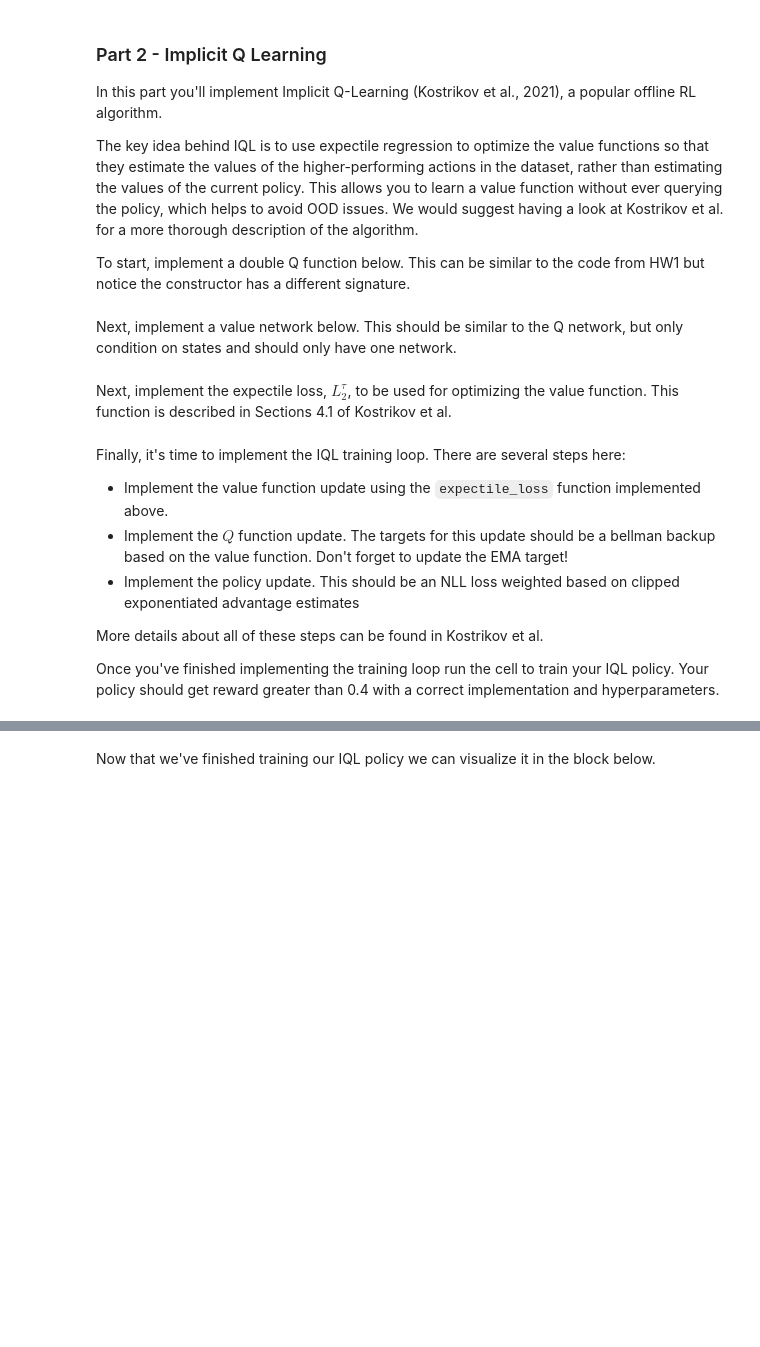
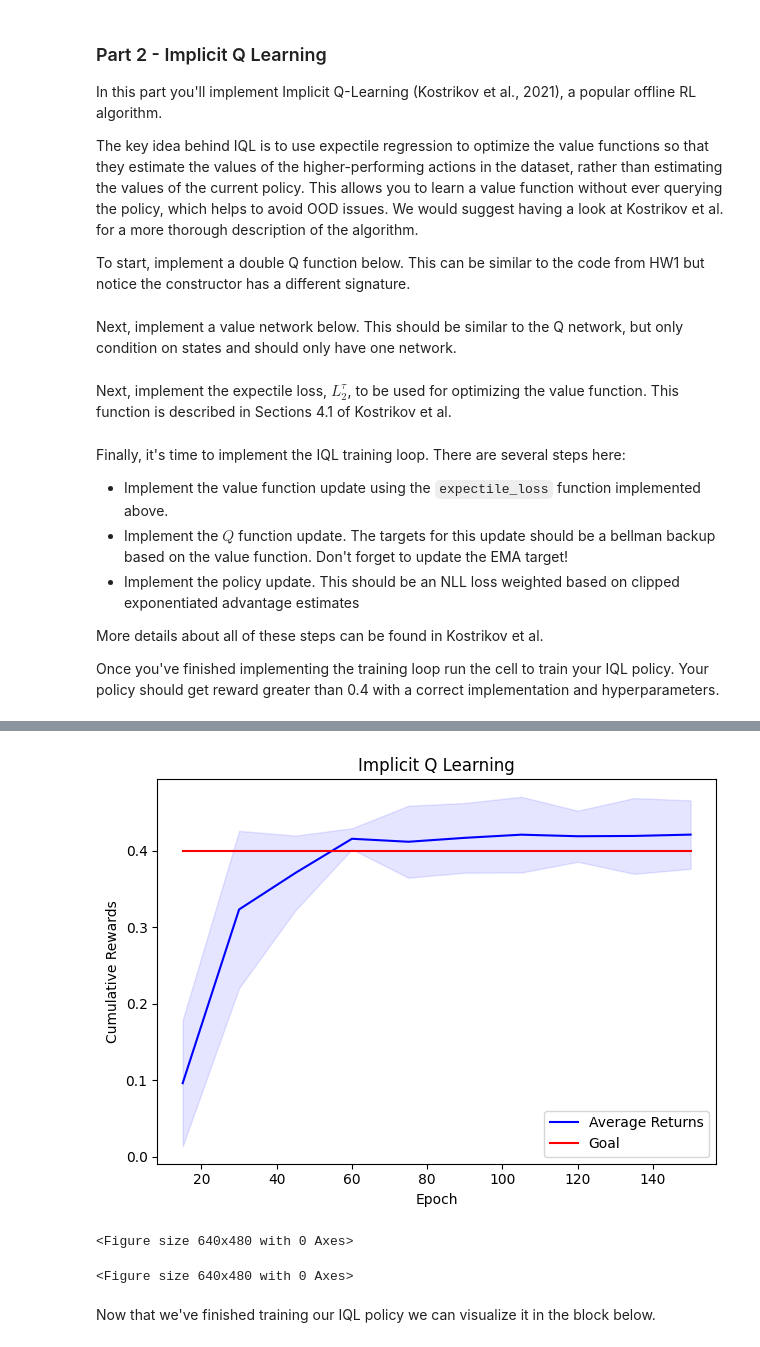
Before and after one commit to atharvamete/cs8803drl-fall24, a Jupyter notebook: hw2/hw2_offline.ipynb, the cells around one changed output, grey strips where cells are left out. Saved outputs shown, nothing was run; the diff lists cells and outputs as text; code cells hidden in the pictures; blank space fills up the shorter version.

```diff
--- a/hw2/hw2_offline.ipynb
+++ b/hw2/hw2_offline.ipynb
@@ -190,18 +238,18 @@ class VNetwork(nn.Module):
     def __init__(self, state_dimension, hidden_dim, n_hidden):
         super(VNetwork, self).__init__()
 
-        # TODO: your code here
+        self.v = network(state_dimension, 1, hidden_dim, n_hidden)
 
     def forward(self, state):
-
-        # TODO: your code here
+        v = self.v(state)
         return v
 # %% [markdown]
 Next, implement the expectile loss, $L^{\tau}_2$, to be used for optimizing the value function. This function is described in Sections 4.1 of Kostrikov et al.
-# %%
-def expectile_loss(diff, expectile=0.8):
-    # TODO: fill in this function
-    return None
+# %%
+def expectile_loss(diff, expectile=0.8):
+    # Compute the expectile loss
+    loss = torch.where(diff > 0, expectile * (diff ** 2), (1 - expectile) * (diff ** 2))
+    return loss.mean()
 # %% [markdown]
 Finally, it's time to implement the IQL training loop. There are several steps here:
  * Implement the value function update using the `expectile_loss` function implemented above.
@@ -225,8 +273,8 @@ alpha = 0.005
 exp_advantage_max = 100
 
 # TODO: you'll need to choose your own value for the following parameters
-tau = ???
-beta = ???
+tau = 0.7  # paper uses 0.7 for mujoco
+beta = 3.0 # paper uses 3.0
 
 min_rew, max_rew = return_range(dataset, 1000)
 
@@ -277,13 +325,49 @@ for epoch in range(start_epoch, EPOCHS):
         not_done = einops.rearrange(batch['not_done'], 'b -> b 1').to(DEVICE)
 
         # TODO: update the state value function (V)
-        v_loss = torch.tensor(0)
+        with torch.no_grad():
+            q1, q2 = q_critic_target(state, action)
+            q = torch.minimum(q1, q2)
+
+        v_pred = v_critic(state)
+        v_loss = expectile_loss(q - v_pred, tau)
+
+        v_optimizer.zero_grad()
+        v_loss.backward()
+        v_optimizer.step()
 
         # TODO: update the state-action value function (Q) and the target
-        q_loss = torch.tensor(0)
+        with torch.no_grad():
+            next_v = v_critic(next_state)
+            q_target = reward + discount * not_done * next_v
+
+        q1_pred, q2_pred = q_critic(state, action)
+        q_loss = F.mse_loss(q1_pred, q_target) + F.mse_loss(q2_pred, q_target)
+
+        q_optimizer.zero_grad()
+        q_loss.backward()
+        q_optimizer.step()
+
+        # Update target network with EMA
+        for param, target_param in zip(q_critic.parameters(), q_critic_target.parameters()):
+            target_param.data.copy_(alpha * param.data + (1 - alpha) * target_param.data)
 
         # TODO: update the policy
-        policy_loss = torch.tensor(0)
+        with torch.no_grad():
+            v_pred = v_critic(state)
+            q1, q2 = q_critic(state, action)
+            q = torch.minimum(q1, q2)
+            advantage = q - v_pred
+            # Paper uses beta=3.0 for temperature parameter
+            exp_advantage = torch.exp(beta*advantage).clamp(0, exp_advantage_max)
+
+        dist = iql_policy.pi(state)
+        policy_loss = -dist.log_prob(action) * exp_advantage
+        policy_loss = policy_loss.mean()
+
+        policy_optimizer.zero_grad()
+        policy_loss.backward()
+        policy_optimizer.step()
 
         policy_lr_schedule.step()
         total_v_loss += v_loss.item()
@@ -314,3 +398,4 @@ for epoch in range(start_epoch, EPOCHS):
 
 epochs = np.arange(EVAL_FREQ, EPOCHS + EVAL_FREQ, step=EVAL_FREQ)
 plot_returns(means, stds, 'Implicit Q Learning', goal=0.4, epochs=epochs)
+# %% [output]
@@ -317,3 +412,6 @@ plot_returns(means, stds, 'Implicit Q Learning', goal=0.4, epochs=epochs)
+[figure, added]
+<Figure size 640x480 with 0 Axes>
+<Figure size 640x480 with 0 Axes>
 # %% [markdown]
 Now that we've finished training our IQL policy we can visualize it in the block below.
 # %%
```
Also changed, not shown: parts of 10 cells of this notebook, 12 other files.
